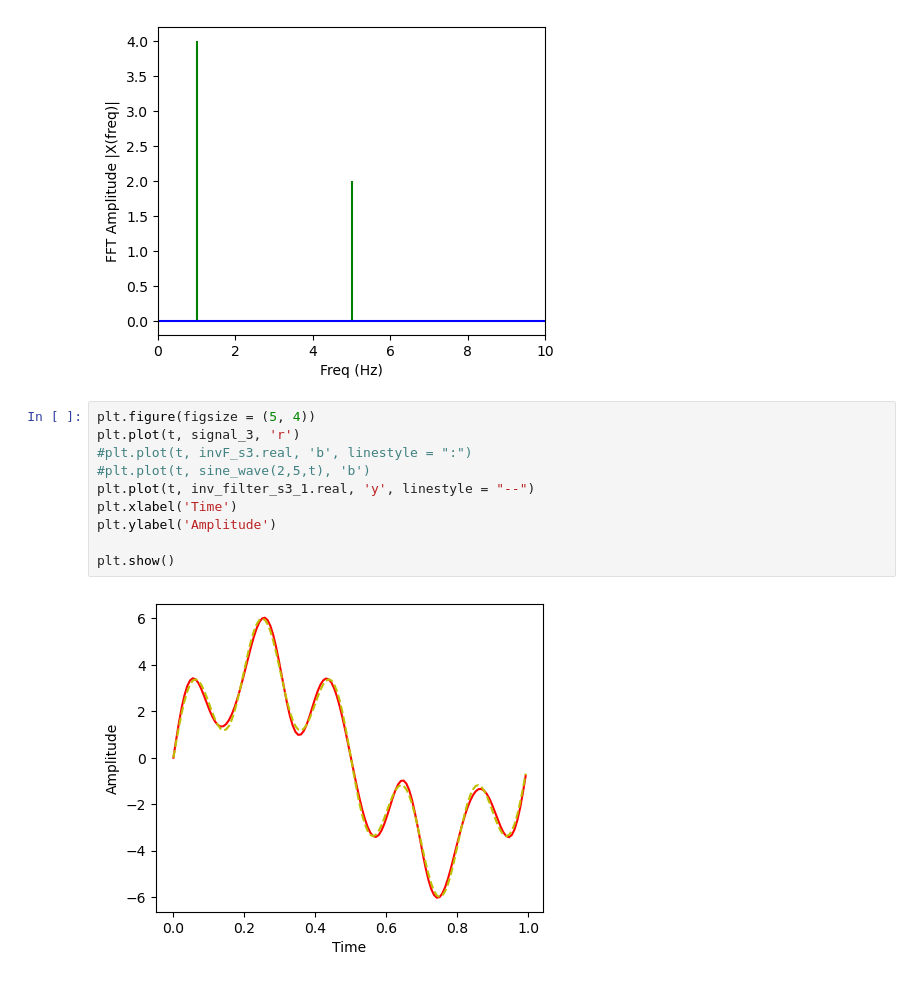
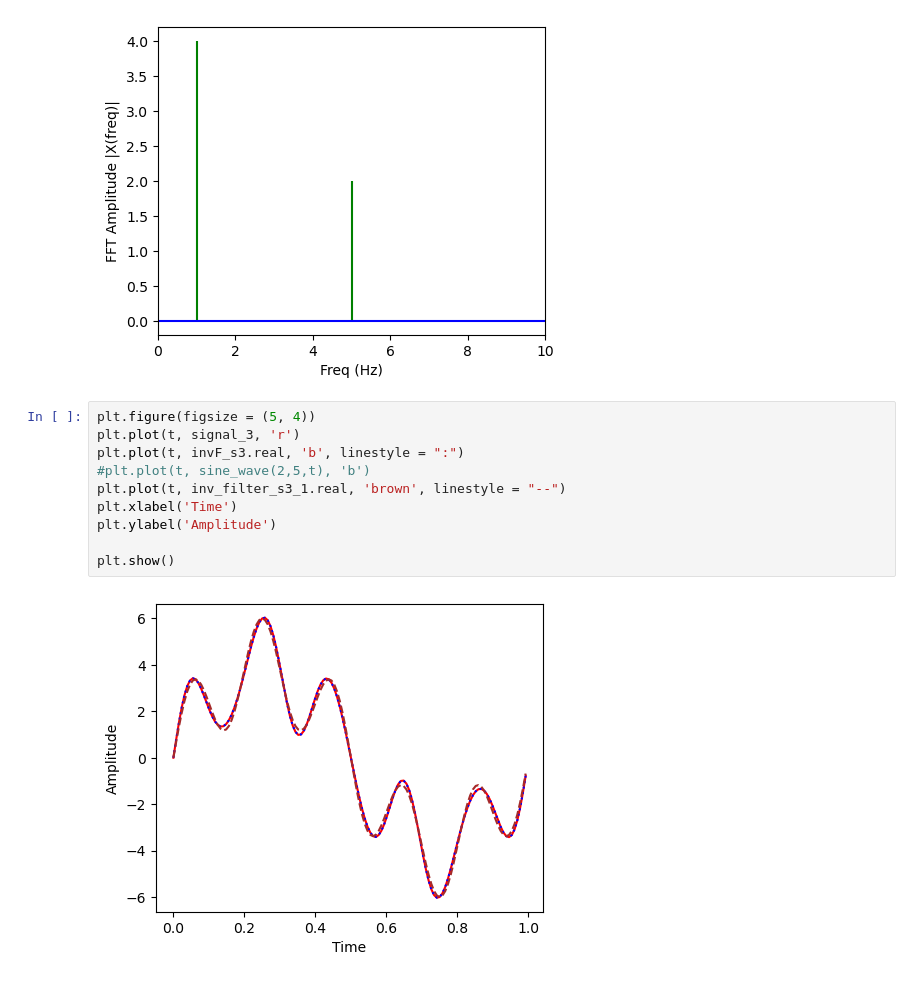
Before and after one commit to wbandabarragan/computational-physics-1, a Jupyter notebook: unit-4/406-Fourier-filtering.ipynb, the cells around one changed output. Cells and saved outputs as stored; diff of their text form.

```diff
--- a/unit-4/406-Fourier-filtering.ipynb
+++ b/unit-4/406-Fourier-filtering.ipynb
@@ -218,12 +218,12 @@ plt.show()
 # %%
 plt.figure(figsize = (5, 4))
 plt.plot(t, signal_3, 'r')
-#plt.plot(t, invF_s3.real, 'b', linestyle = ":")
+plt.plot(t, invF_s3.real, 'b', linestyle = ":")
 #plt.plot(t, sine_wave(2,5,t), 'b')
-plt.plot(t, inv_filter_s3_1.real, 'y', linestyle = "--")
+plt.plot(t, inv_filter_s3_1.real, 'brown', linestyle = "--")
 plt.xlabel('Time')
 plt.ylabel('Amplitude')
 
 plt.show()
 # %% [output]
-[figure, old version]
+[figure, new version]
```
Also changed, not shown: parts of 2 cells of this notebook, 2 other files.
